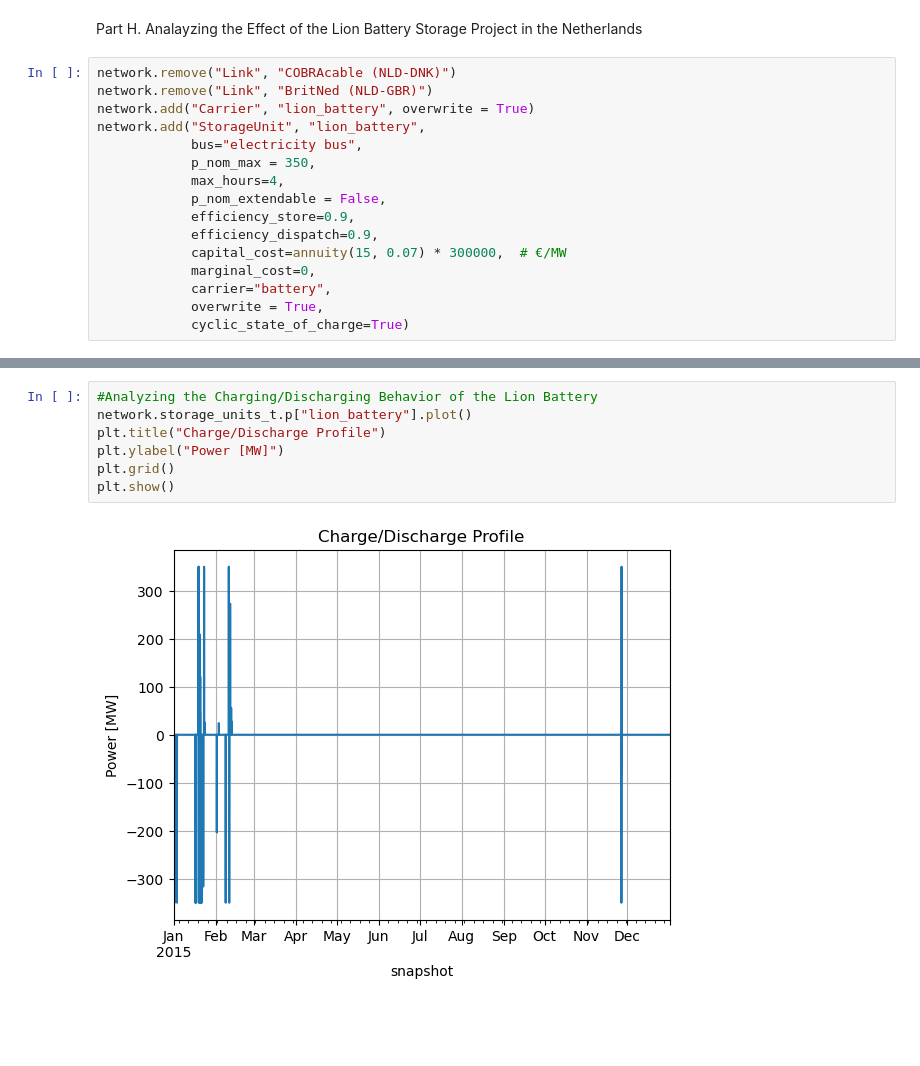
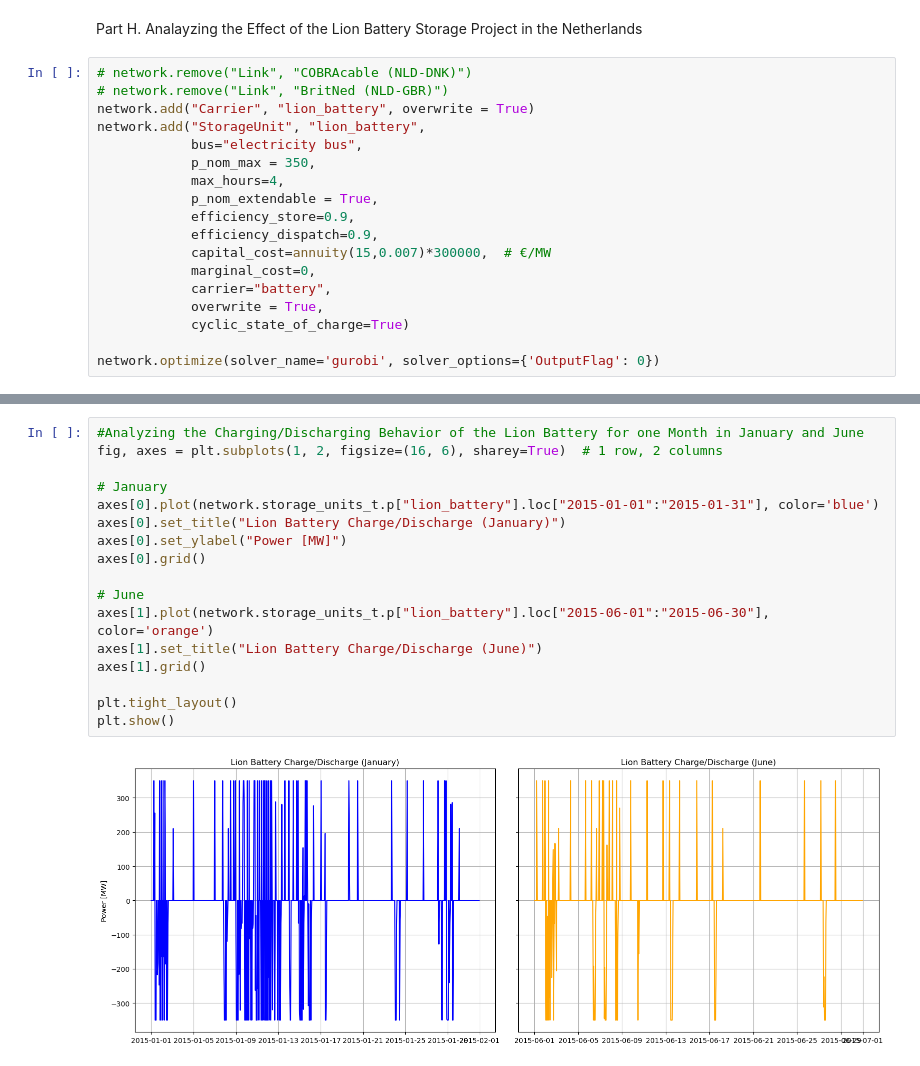
Before and after one commit to JuliaKatomena/Integrated-energy-grid, a Jupyter notebook: Project.ipynb, the cells around one changed output, grey strips where cells are left out. Saved outputs shown, nothing was run; the diff lists cells and outputs as text; blank space fills up the shorter version.

```diff
--- a/Project.ipynb
+++ b/Project.ipynb
@@ -816,19 +770,21 @@ Index(['BritNed (NLD-GBR)'], dtype='object')
 # %% [markdown]
 Part H. Analayzing the Effect of the Lion Battery Storage Project in the Netherlands
 # %%
-network.remove("Link", "COBRAcable (NLD-DNK)")
-network.remove("Link", "BritNed (NLD-GBR)")
+# network.remove("Link", "COBRAcable (NLD-DNK)")
+# network.remove("Link", "BritNed (NLD-GBR)")
 network.add("Carrier", "lion_battery", overwrite = True)
 network.add("StorageUnit", "lion_battery",
             bus="electricity bus",
             p_nom_max = 350,
             max_hours=4,
-            p_nom_extendable = False,
+            p_nom_extendable = True,
             efficiency_store=0.9,
             efficiency_dispatch=0.9,
-            capital_cost=annuity(15, 0.07) * 300000,  # €/MW
+            capital_cost=annuity(15,0.007)*300000,  # €/MW
             marginal_cost=0,
             carrier="battery",
             overwrite = True,
             cyclic_state_of_charge=True)
+
+network.optimize(solver_name='gurobi', solver_options={'OutputFlag': 0})
 # %% [output]
@@ -845,9 +818,19 @@ plt.show()
-# %%
-#Analyzing the Charging/Discharging Behavior of the Lion Battery
-network.storage_units_t.p["lion_battery"].plot()
-plt.title("Charge/Discharge Profile")
-plt.ylabel("Power [MW]")
-plt.grid()
-plt.show()
-# %% [output]
-[figure, removed]
+# %%
+#Analyzing the Charging/Discharging Behavior of the Lion Battery for one Month in January and June
+fig, axes = plt.subplots(1, 2, figsize=(16, 6), sharey=True)  # 1 row, 2 columns
+
+# January
+axes[0].plot(network.storage_units_t.p["lion_battery"].loc["2015-01-01":"2015-01-31"], color='blue')
+axes[0].set_title("Lion Battery Charge/Discharge (January)")
+axes[0].set_ylabel("Power [MW]")
+axes[0].grid()
+
+# June
+axes[1].plot(network.storage_units_t.p["lion_battery"].loc["2015-06-01":"2015-06-30"], color='orange')
+axes[1].set_title("Lion Battery Charge/Discharge (June)")
+axes[1].grid()
+
+plt.tight_layout()
+plt.show()
+# %% [output]
+[figure, added]
```
Also changed, not shown: parts of 14 cells of this notebook.
